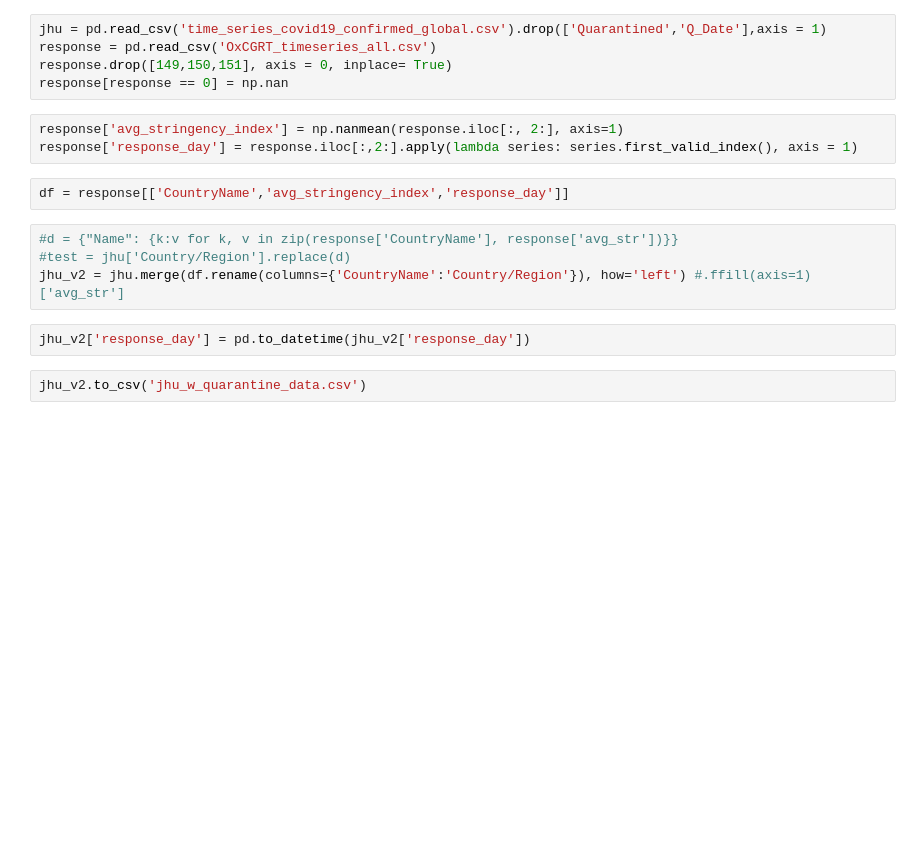
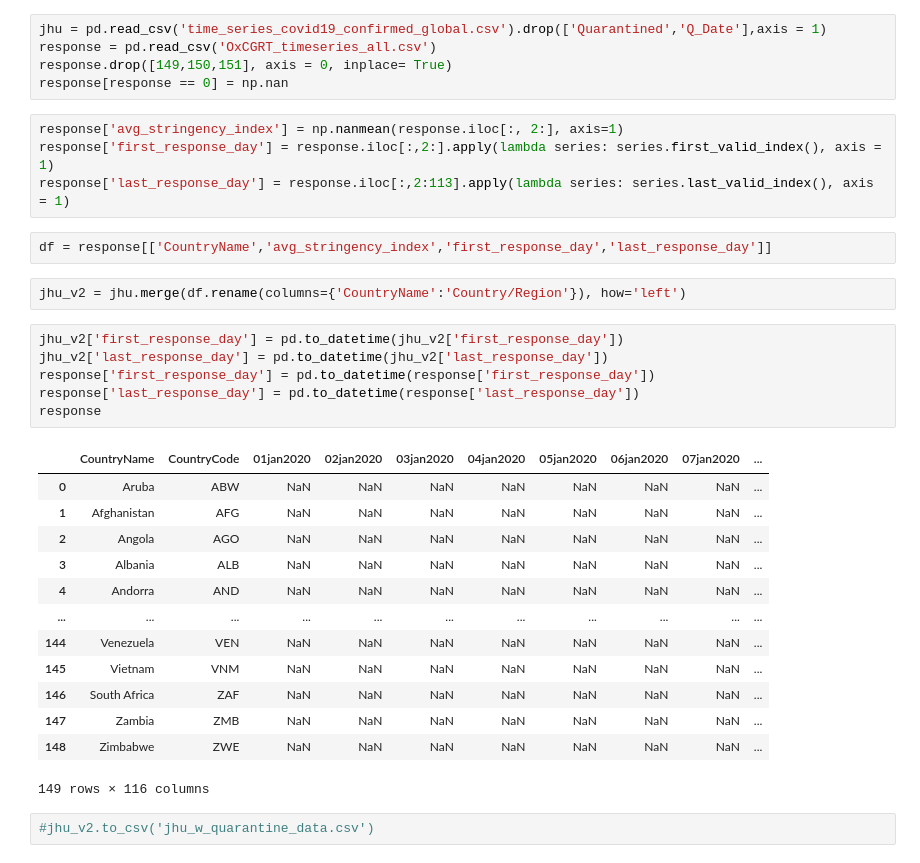
Before and after one commit to lcbeas/covid_track1, a Jupyter notebook: quarantine_preprocess.ipynb, the cells around one changed output. Saved outputs shown, nothing was run; the diff lists cells and outputs as text; blank space fills up the shorter version.

```diff
--- a/quarantine_preprocess.ipynb
+++ b/quarantine_preprocess.ipynb
@@ -8,14 +8,31 @@ response.drop([149,150,151], axis = 0, inplace= True)
 response[response == 0] = np.nan
 # %%
 response['avg_stringency_index'] = np.nanmean(response.iloc[:, 2:], axis=1)
-response['response_day'] = response.iloc[:,2:].apply(lambda series: series.first_valid_index(), axis = 1)
+response['first_response_day'] = response.iloc[:,2:].apply(lambda series: series.first_valid_index(), axis = 1)
+response['last_response_day'] = response.iloc[:,2:113].apply(lambda series: series.last_valid_index(), axis = 1)
 # %%
-df = response[['CountryName','avg_stringency_index','response_day']]
+df = response[['CountryName','avg_stringency_index','first_response_day','last_response_day']]
-# %%
-#d = {"Name": {k:v for k, v in zip(response['CountryName'], response['avg_str'])}}
-#test = jhu['Country/Region'].replace(d)
-jhu_v2 = jhu.merge(df.rename(columns={'CountryName':'Country/Region'}), how='left') #.ffill(axis=1)['avg_str']
-# %%
-jhu_v2['response_day'] = pd.to_datetime(jhu_v2['response_day'])
+# %%
+jhu_v2 = jhu.merge(df.rename(columns={'CountryName':'Country/Region'}), how='left')
+# %%
+jhu_v2['first_response_day'] = pd.to_datetime(jhu_v2['first_response_day'])
+jhu_v2['last_response_day'] = pd.to_datetime(jhu_v2['last_response_day'])
+response['first_response_day'] = pd.to_datetime(response['first_response_day'])
+response['last_response_day'] = pd.to_datetime(response['last_response_day'])
+response
+# %% [output]
+|  | CountryName | CountryCode | 01jan2020 | 02jan2020 | 03jan2020 | 04jan2020 | 05jan2020 | 06jan2020 | 07jan2020 | ... |
+| 0 | Aruba | ABW | NaN | NaN | NaN | NaN | NaN | NaN | NaN | ... |
+| 1 | Afghanistan | AFG | NaN | NaN | NaN | NaN | NaN | NaN | NaN | ... |
+| 2 | Angola | AGO | NaN | NaN | NaN | NaN | NaN | NaN | NaN | ... |
+| 3 | Albania | ALB | NaN | NaN | NaN | NaN | NaN | NaN | NaN | ... |
+| 4 | Andorra | AND | NaN | NaN | NaN | NaN | NaN | NaN | NaN | ... |
+| ... | ... | ... | ... | ... | ... | ... | ... | ... | ... | ... |
+| 144 | Venezuela | VEN | NaN | NaN | NaN | NaN | NaN | NaN | NaN | ... |
+| 145 | Vietnam | VNM | NaN | NaN | NaN | NaN | NaN | NaN | NaN | ... |
+| 146 | South Africa | ZAF | NaN | NaN | NaN | NaN | NaN | NaN | NaN | ... |
+| 147 | Zambia | ZMB | NaN | NaN | NaN | NaN | NaN | NaN | NaN | ... |
+| 148 | Zimbabwe | ZWE | NaN | NaN | NaN | NaN | NaN | NaN | NaN | ... |
+149 rows × 116 columns
 # %%
-jhu_v2.to_csv('jhu_w_quarantine_data.csv')
+#jhu_v2.to_csv('jhu_w_quarantine_data.csv')
```
Also changed, not shown: parts of 6 cells of this notebook.
